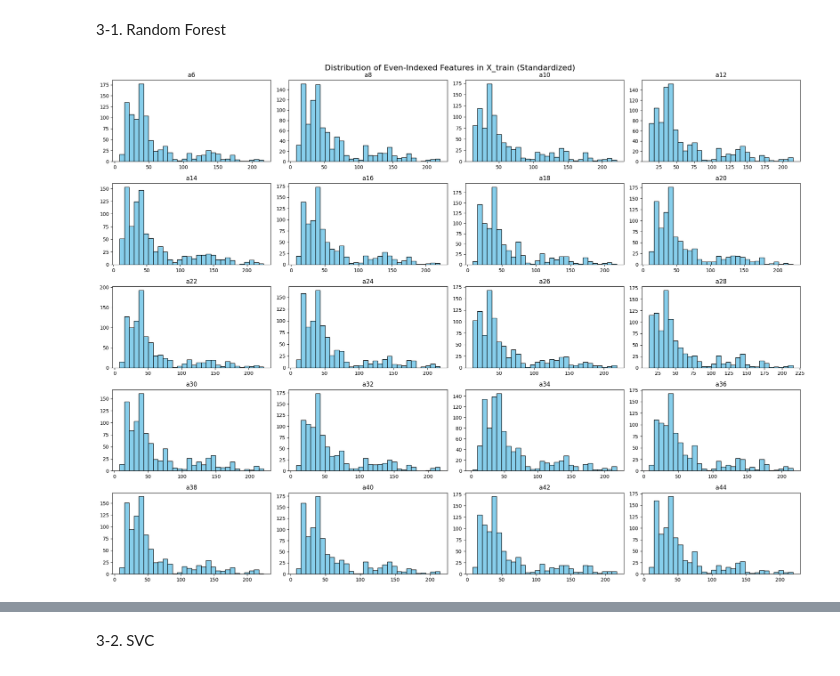
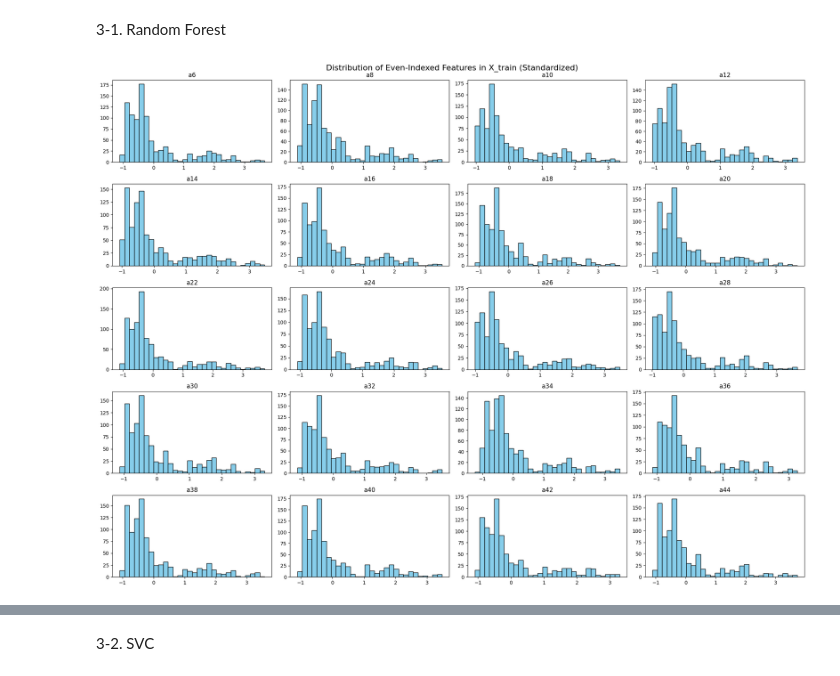
Before and after one commit to YS-P/Theoretical_ML, a Jupyter notebook: project.ipynb, the cells around one changed output, grey strips where cells are left out. Drawn from its saved outputs; the diff is of its cells as text; code cells hidden in the pictures.

```diff
--- a/project.ipynb
+++ b/project.ipynb
@@ -95,29 +124,41 @@ from sklearn.metrics import classification_report
 # %%
 label_encoder = LabelEncoder()
 odd_columns = Data.columns[1::2]
 odd_columns = odd_columns[:-1]
 
 Data_numeric = Data.copy()
 for col in odd_columns:
     Data_numeric[col] = label_encoder.fit_transform(Data[col])
 
 X = Data_numeric.drop(columns=[Data.columns[0], Data.columns[-1]])
 y = Data_numeric[Data_numeric.columns[-1]]
 
 label_encoder = LabelEncoder()
 y_encoded = label_encoder.fit_transform(y)
 
 X_train, X_test, y_train, y_test = train_test_split(X, y_encoded, test_size=0.2, random_state=42)
 
+# Frequencies Scaling
+frequency_columns_train = X_train.iloc[:, 1::2]
+frequency_columns_test = X_test.iloc[:, 1::2]
+
+scaler = StandardScaler()
+
+frequency_columns_train_scaled = scaler.fit_transform(frequency_columns_train)
+frequency_columns_test_scaled = scaler.transform(frequency_columns_test)
+
+X_train.iloc[:, 1::2] = frequency_columns_train_scaled
+X_test.iloc[:, 1::2] = frequency_columns_test_scaled
+
 # Visualization
 X_train_df = pd.DataFrame(X_train, columns=X.columns)
 even_columns = X_train_df.iloc[:, 1::2]
 even_columns.hist(bins=30, figsize=(20, 15), grid=False, color='skyblue', edgecolor='black')
 plt.suptitle('Distribution of Even-Indexed Features in X_train (Standardized)', fontsize=16)
 plt.tight_layout()
 plt.show()
 # %% [output]
-[figure, old version]
+[figure, new version]
 # %%
 param_dist = {
     'n_estimators': [50, 100, 200],
```
Also changed, not shown: parts of 6 cells of this notebook.
